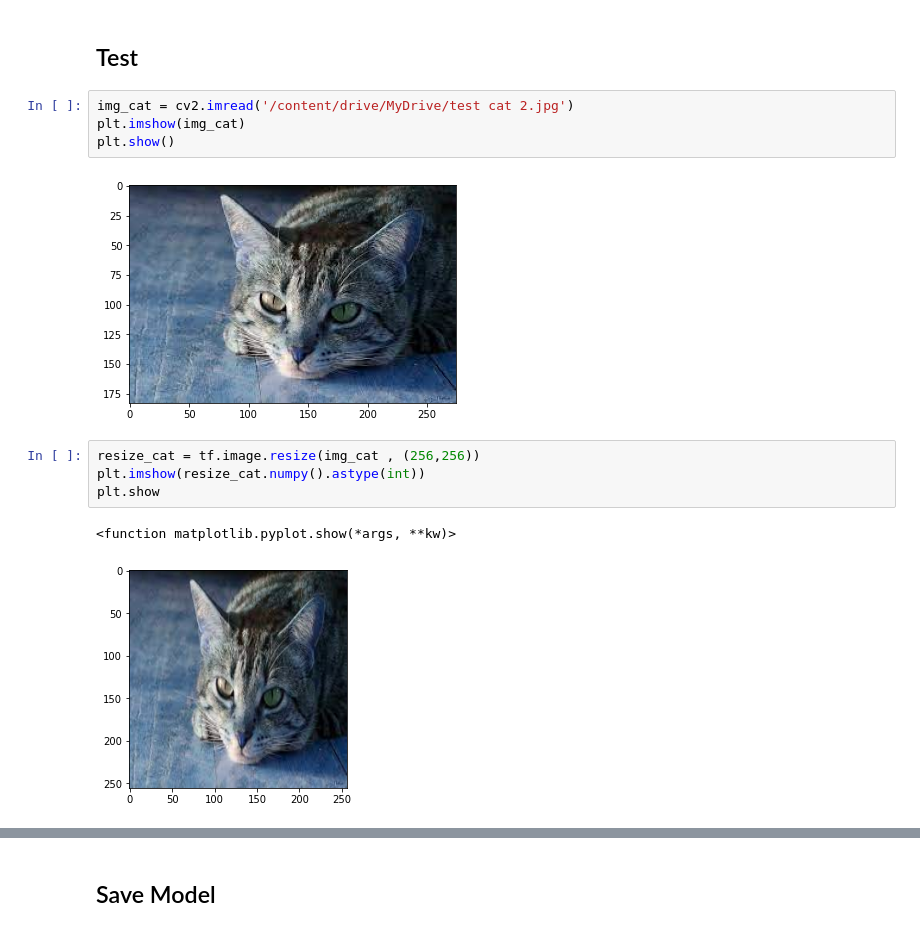
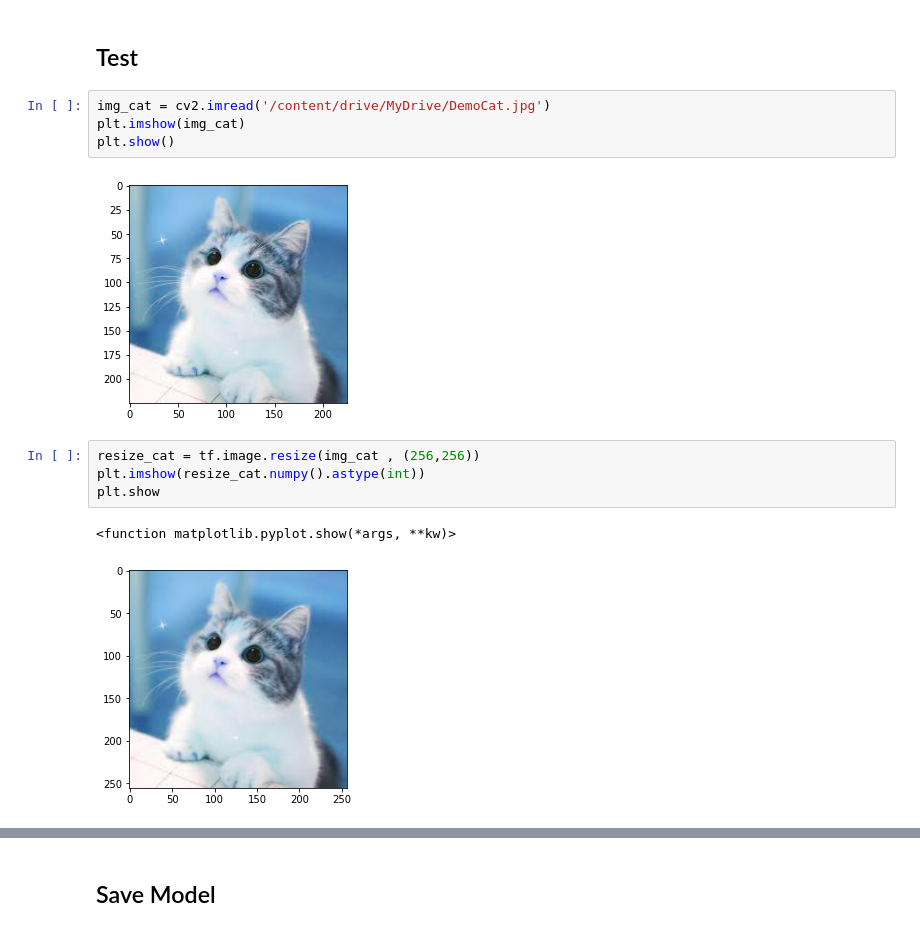
Before and after one commit to Ansonex/Image-Classification-Cat-and-Dog-, a Jupyter notebook: ImageClassification.ipynb, the cells around one changed output, grey strips where cells are left out. Drawn from its saved outputs; the diff is of its cells as text.

```diff
--- a/ImageClassification.ipynb
+++ b/ImageClassification.ipynb
@@ -269,18 +243,18 @@ Precision:1.0, Recall: 1.0, Accuracy: 1.0
 # %% [markdown]
 ## Test
 # %%
-img_cat = cv2.imread('/content/drive/MyDrive/test cat 2.jpg')
+img_cat = cv2.imread('/content/drive/MyDrive/DemoCat.jpg')
 plt.imshow(img_cat)
 plt.show()
 # %% [output]
-[figure, old version]
+[figure, new version]
 # %%
 resize_cat = tf.image.resize(img_cat , (256,256))
 plt.imshow(resize_cat.numpy().astype(int))
 plt.show
 # %% [output]
 <function matplotlib.pyplot.show(*args, **kw)>
-[figure, old version]
+[figure, new version]
 # %%
 yhat = model.predict(np.expand_dims(resize_cat/255,0))
 # %% [output]
```
Also changed, not shown: parts of 26 cells of this notebook.
